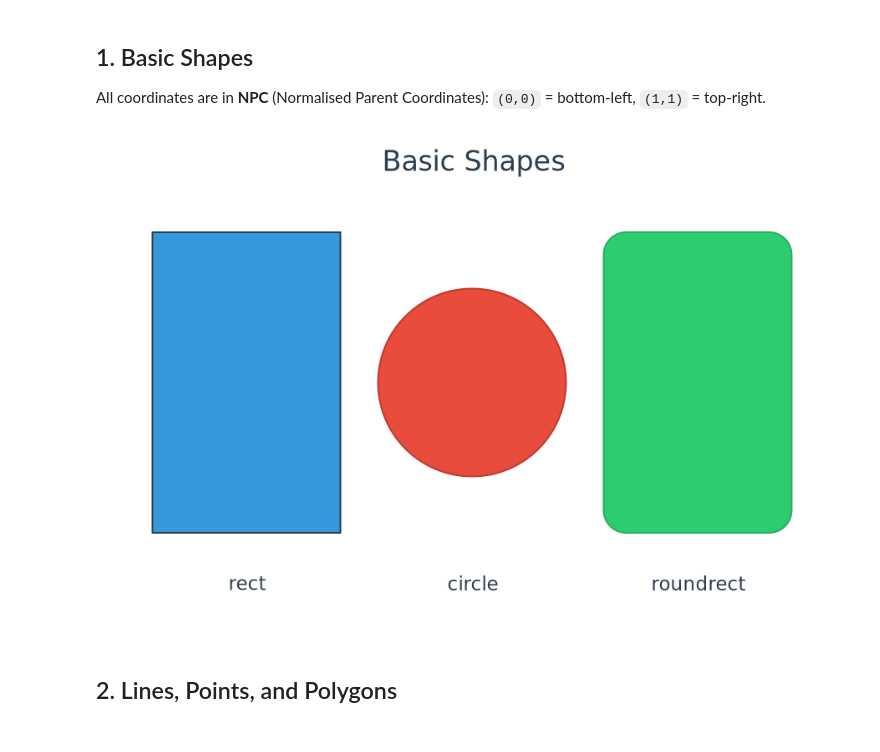
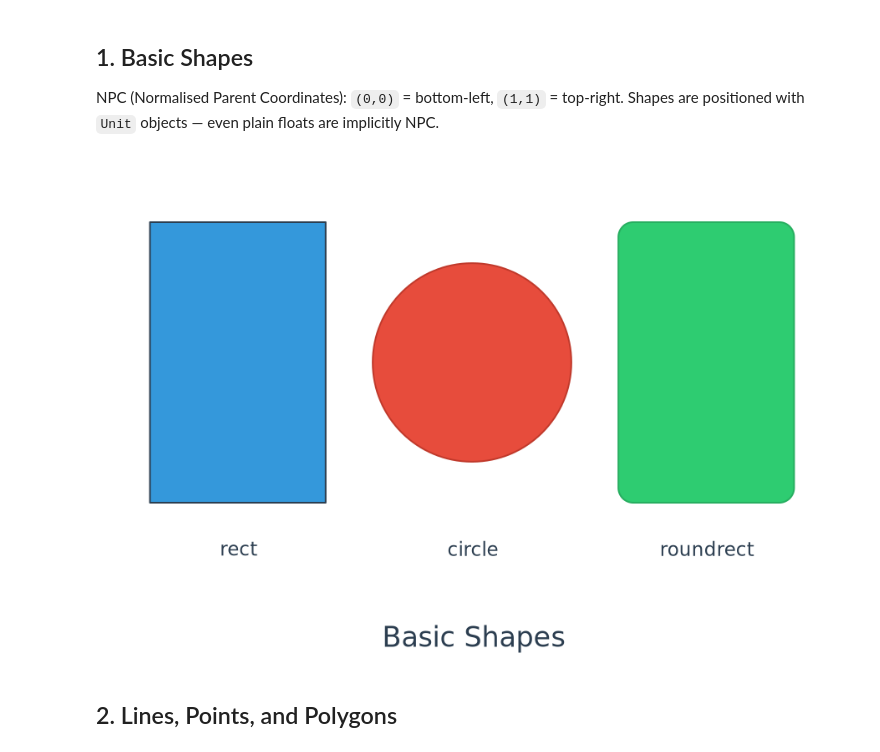
Before and after one commit to Bio-Babel/grid_py, a Jupyter notebook: tutorials/01_cairo_basics.ipynb, the cells around one changed output. Drawn from its saved outputs; the diff is of its cells as text; code cells hidden in the pictures.

```diff
--- a/tutorials/01_cairo_basics.ipynb
+++ b/tutorials/01_cairo_basics.ipynb
@@ -23,36 +26,53 @@ def show(renderer):
 # %% [markdown]
 ## 1. Basic Shapes
 
-All coordinates are in **NPC** (Normalised Parent Coordinates): `(0,0)` = bottom-left, `(1,1)` = top-right.
+NPC (Normalised Parent Coordinates): `(0,0)` = bottom-left, `(1,1)` = top-right.
+Shapes are positioned with `Unit` objects — even plain floats are implicitly NPC.
-# %%
-r = CairoRenderer(width=6, height=4, dpi=150, bg='white')
-state = get_state()
-state.init_device(r)
-
-# Rectangle
-grid_draw(rect_grob(x=0.2, y=0.5, width=0.25, height=0.6,
-                     gp=Gpar(fill='#3498db', col='#2c3e50', lwd=2)))
-
-# Circle
-grid_draw(circle_grob(x=0.5, y=0.5, r=0.15,
-                       gp=Gpar(fill='#e74c3c', col='#c0392b', lwd=2)))
-
-# Rounded rectangle
-grid_draw(roundrect_grob(x=0.8, y=0.5, width=0.25, height=0.6, r=Unit(0.03, 'npc'),
-                          gp=Gpar(fill='#2ecc71', col='#27ae60', lwd=2)))
-
-# Labels
-grid_draw(text_grob(label='rect', x=0.2, y=0.1, gp=Gpar(fontsize=11, col='#2c3e50')))
-grid_draw(text_grob(label='circle', x=0.5, y=0.1, gp=Gpar(fontsize=11, col='#2c3e50')))
-grid_draw(text_grob(label='roundrect', x=0.8, y=0.1, gp=Gpar(fontsize=11, col='#2c3e50')))
-
-# Title
-grid_draw(text_grob(label='Basic Shapes', x=0.5, y=0.95,
-                     gp=Gpar(fontsize=16, fontface='bold', col='#2c3e50')))
-
-show(r)
-# %% [output]
-[figure, removed]
+# %%
+r = CairoRenderer(width=6, height=4, dpi=150, bg='white')
+state = get_state()
+state.init_device(r)
+
+# Title viewport: 2 lines at the top
+title_vp = Viewport(name='title',
+    x=Unit(0.5, 'npc'), y=Unit(1, 'npc') - Unit(1, 'lines'),
+    width=Unit(1, 'npc'), height=Unit(2, 'lines'))
+push_viewport(title_vp, recording=False)
+r.push_viewport(title_vp)
+grid_draw(text_grob(label='Basic Shapes', x=0.5, y=0.5,
+                     gp=Gpar(fontsize=16, fontface='bold', col='#2c3e50')))
+pop_viewport(1, recording=False)
+r.pop_viewport()
+
+# Content viewport: below title, with 0.5cm margins
+content_vp = Viewport(name='content',
+    x=Unit(0.5, 'npc'),
+    y=Unit(0.5, 'npc') - Unit(1, 'lines'),
+    width=Unit(1, 'npc') - Unit(1, 'cm'),
+    height=Unit(1, 'npc') - Unit(4, 'lines'))
+push_viewport(content_vp, recording=False)
+r.push_viewport(content_vp)
+
+# Three shapes using relative positions within the content viewport
+grid_draw(rect_grob(x=Unit(1/6, 'npc'), y=0.55, width=0.25, height=0.7,
+                     gp=Gpar(fill='#3498db', col='#2c3e50', lwd=2)))
+grid_draw(circle_grob(x=Unit(0.5, 'npc'), y=0.55, r=0.18,
+                       gp=Gpar(fill='#e74c3c', col='#c0392b', lwd=2)))
+grid_draw(roundrect_grob(x=Unit(5/6, 'npc'), y=0.55, width=0.25, height=0.7,
+                          r=Unit(0.3, 'cm'),
+                          gp=Gpar(fill='#2ecc71', col='#27ae60', lwd=2)))
+
+# Labels: positioned 1.5 lines from bottom
+for lbl, xpos in [('rect', 1/6), ('circle', 0.5), ('roundrect', 5/6)]:
+    grid_draw(text_grob(label=lbl, x=xpos, y=Unit(1.5, 'lines'),
+                         gp=Gpar(fontsize=11, col='#2c3e50')))
+
+pop_viewport(1, recording=False)
+r.pop_viewport()
+
+show(r)
+# %% [output]
+[figure, added]
 # %% [markdown]
 ## 2. Lines, Points, and Polygons
 # %%
```
Also changed, not shown: parts of 7 cells of this notebook, 7 other files.
